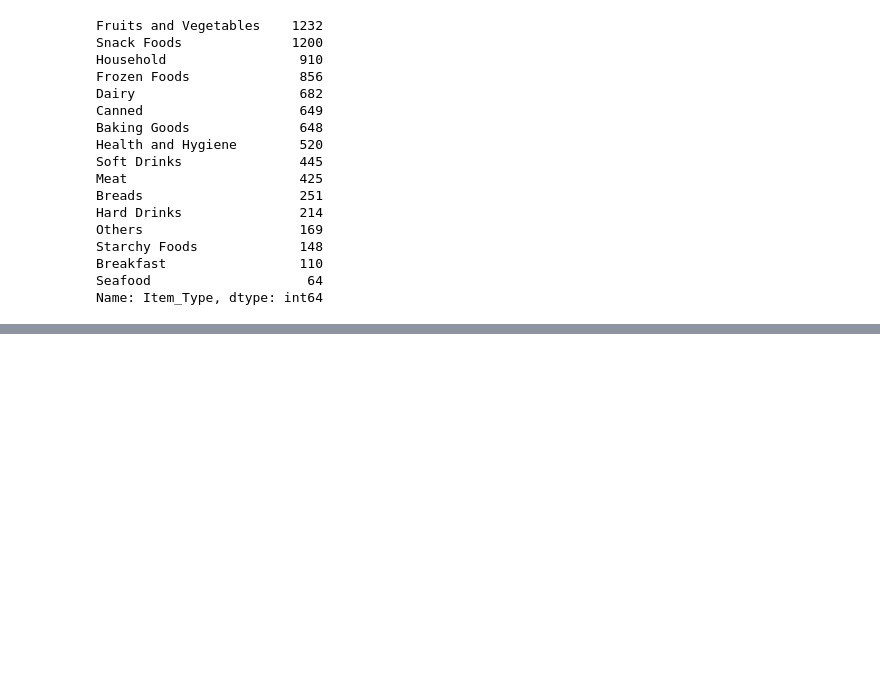
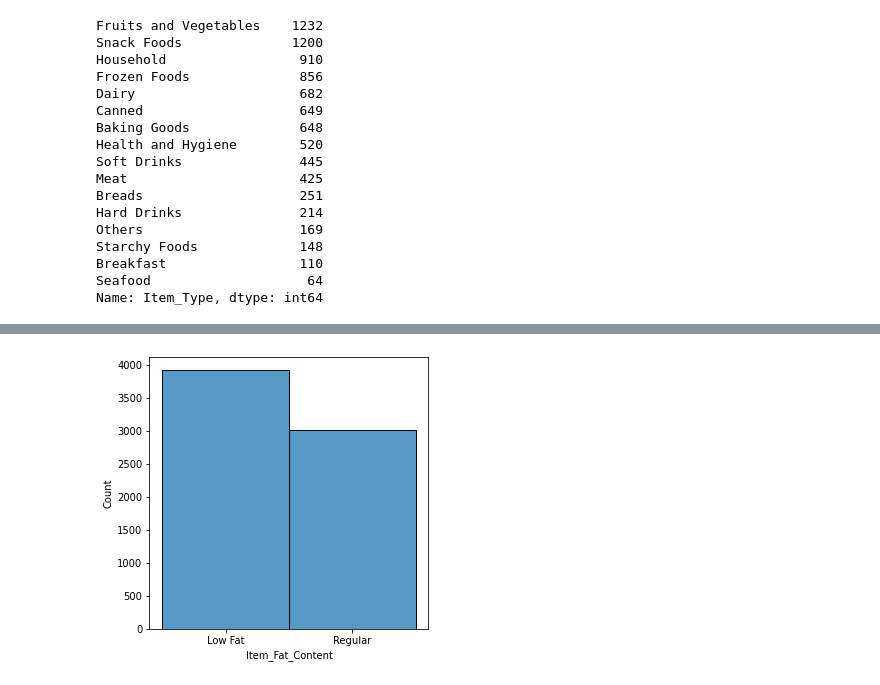
Before and after one commit to Devin-Peterson/food-sales-predictions, a Jupyter notebook: food_sales_predictions.ipynb, the cells around one changed output, grey strips where cells are left out. Saved outputs shown, nothing was run; the diff lists cells and outputs as text; code cells hidden in the pictures; blank space fills up the shorter version.

```diff
--- a/food_sales_predictions.ipynb
+++ b/food_sales_predictions.ipynb
@@ -233,0 +291,8 @@ Name: Item_Outlet_Sales, dtype: float64
+# %%
+#Let's explore how much of our data is considered low fat vs regular.
+plt.figure(figsize=(5,5));
+sns.histplot(data=df, x='Item_Fat_Content');
+#This shows us that there are about 1,000 more 'Low Fat' options in our dataset. That may seem like a lot, however our data set has over 8,500 points making this amount not as significant.
+# Next, lets see how much the outlet sales differ, even though there are more low fat options.
+# %% [output]
+[figure, added]
```
Also changed, not shown: parts of 15 cells of this notebook.
